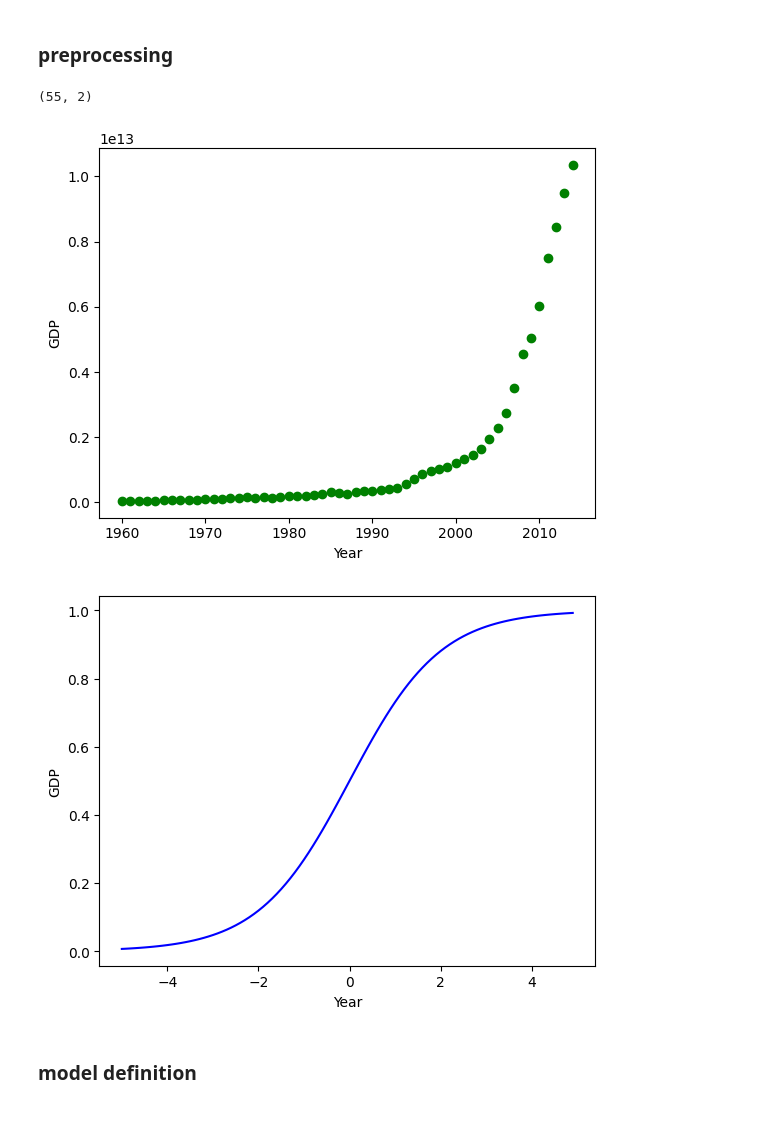
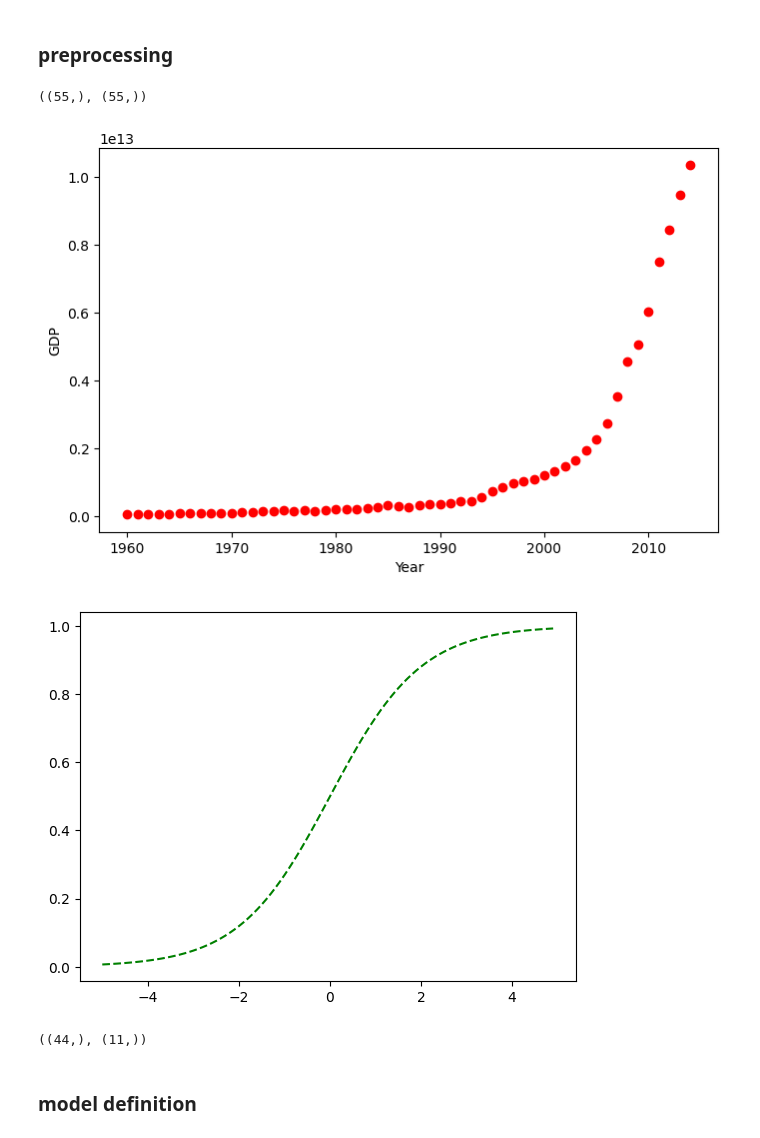
Before and after one commit to fahime9407/Machine-Learning-Path, a Jupyter notebook: regression/nonLinearR.ipynb, the cells around one changed output. Drawn from its saved outputs; the diff is of its cells as text; code cells hidden in the pictures.

```diff
--- a/regression/nonLinearR.ipynb
+++ b/regression/nonLinearR.ipynb
@@ -26,26 +39,24 @@ df.head()
 # %% [markdown]
 ### preprocessing
-# %%
-df.shape
-# %% [output]
-(55, 2)
+# %%
+x_data, y_data = df["Year"].values, df["Value"].values
+
+x_data.shape, y_data.shape
+# %% [output]
+((55,), (55,))
 # %%
-plt.Figure(figsize=(8, 5))
-x_data , y_data = df["Year"].values, df["Value"].values
-
-plt.plot(x_data, y_data, "go")
+plt.figure(figsize=(8, 5))
+plt.plot(x_data, y_data, "ro")
 plt.xlabel("Year")
 plt.ylabel("GDP")
 plt.show()
 # %% [output]
-[figure, old version]
+[figure, new version]
 # %%
 x = np.arange(-5.0, 5.0, 0.1)
-y = 1.0 / (1.0 + np.exp(-x))
+y = 1 / (1 + np.exp(-x))
 
-plt.plot(x, y, "b-")
-plt.xlabel("Year")
-plt.ylabel("GDP")
+plt.plot(x, y, "g--")
 plt.show()
 # %% [output]
-[figure, old version]
+[figure, new version]
@@ -55,0 +63,9 @@ ydata = y_data / max(y_data)
+# %%
+msk = np.random.rand(len(df)) < 0.8
+
+x_train, x_test = x_data[msk], x_data[~msk]
+y_train, y_test = y_data[msk], y_data[~msk]
+
+x_train.shape, x_test.shape
+# %% [output]
+((44,), (11,))
```
Also changed, not shown: parts of 11 cells of this notebook, 1 other file.
